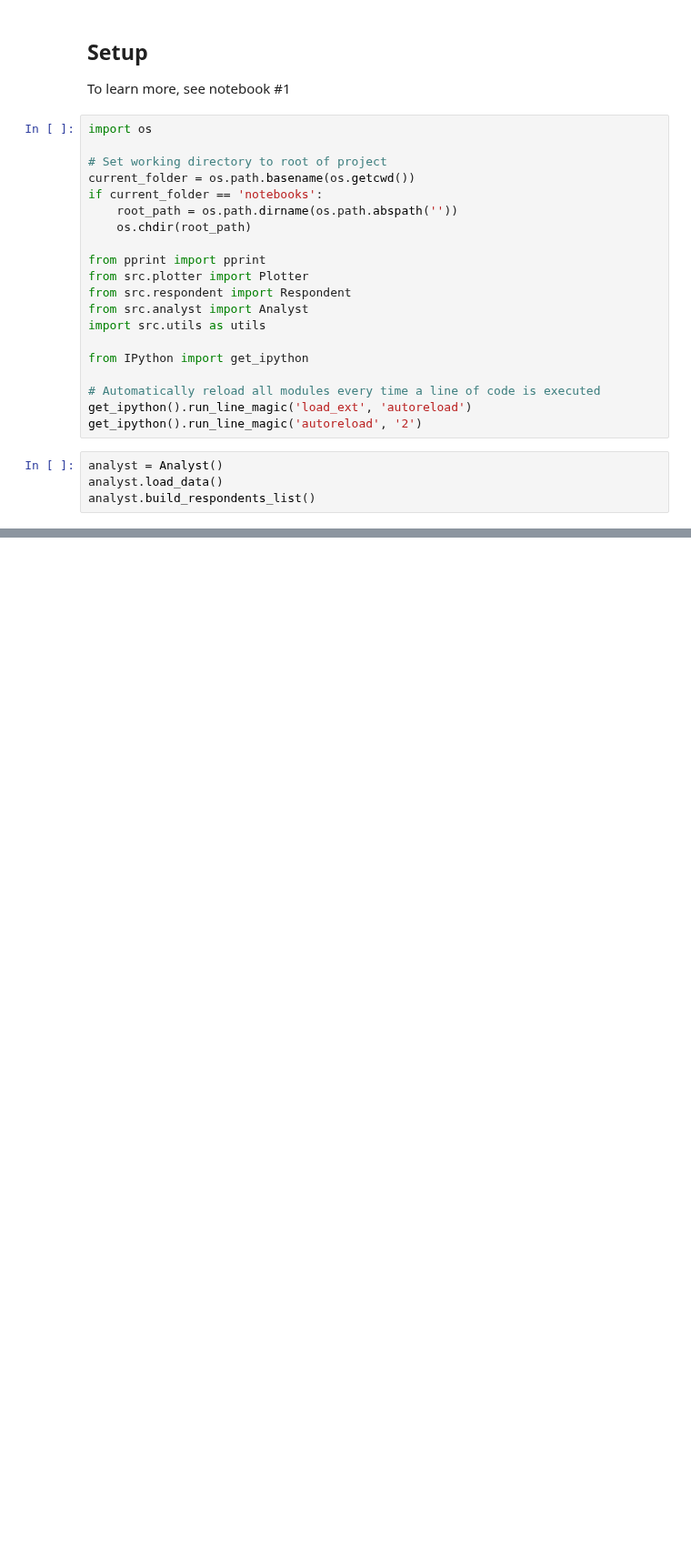
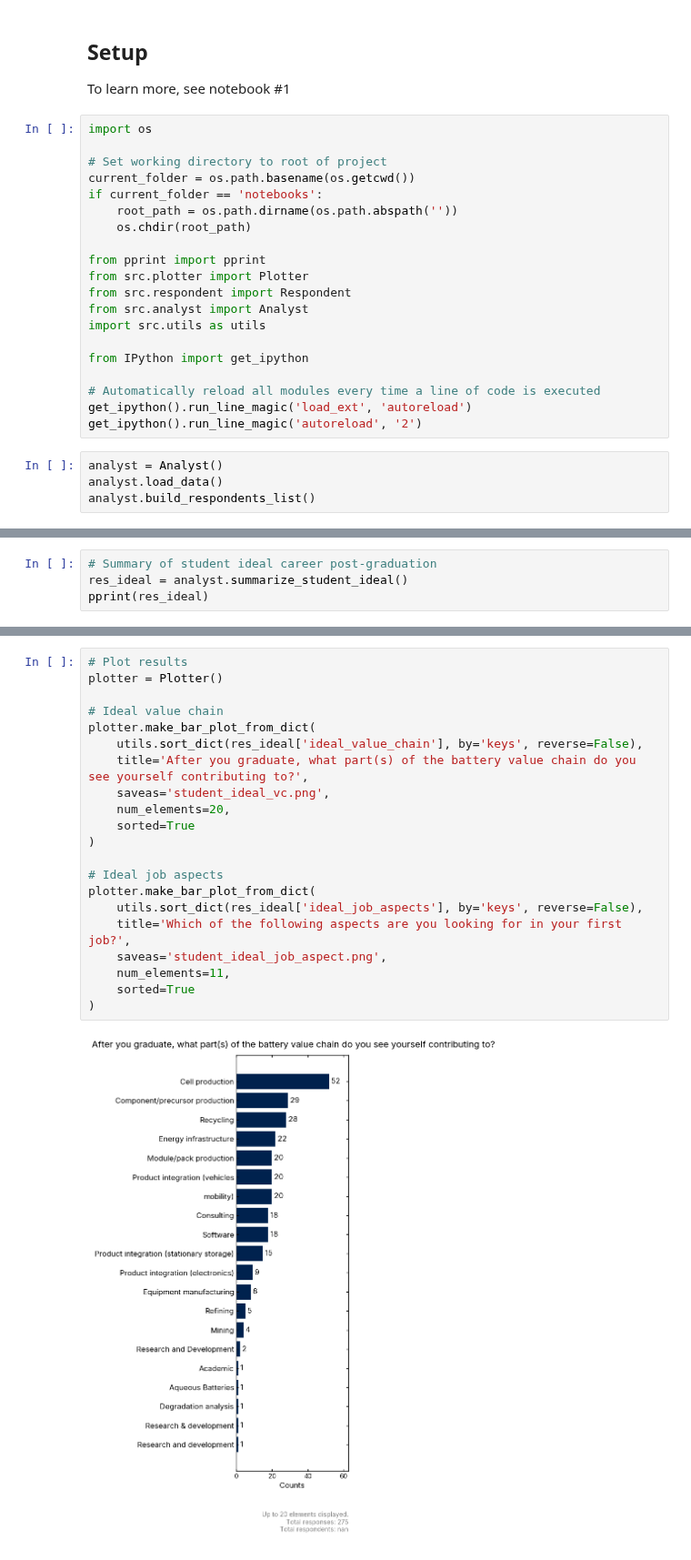
Before and after one commit to wengandrew/battery-talent-census, a Jupyter notebook: notebooks/4_student_data_demo.ipynb, the cells around one changed output, grey strips where cells are left out. Shown at 91% size. Saved outputs shown, nothing was run; the diff lists cells and outputs as text; blank space fills up the shorter version.

Commit message:
Summarized student sentiment and some of the job ideals

```diff
--- a/notebooks/4_student_data_demo.ipynb
+++ b/notebooks/4_student_data_demo.ipynb
@@ -46,0 +85,4 @@ plotter = Plotter()
+# %%
+# Summary of student ideal career post-graduation
+res_ideal = analyst.summarize_student_ideal()
+pprint(res_ideal)
@@ -46,0 +107,23 @@ plotter = Plotter()
+# %%
+# Plot results
+plotter = Plotter()
+
+# Ideal value chain
+plotter.make_bar_plot_from_dict(
+    utils.sort_dict(res_ideal['ideal_value_chain'], by='keys', reverse=False),
+    title='After you graduate, what part(s) of the battery value chain do you see yourself contributing to?',
+    saveas='student_ideal_vc.png',
+    num_elements=20,
+    sorted=True
+)
+
+# Ideal job aspects
+plotter.make_bar_plot_from_dict(
+    utils.sort_dict(res_ideal['ideal_job_aspects'], by='keys', reverse=False),
+    title='Which of the following aspects are you looking for in your first job?',
+    saveas='student_ideal_job_aspect.png',
+    num_elements=11,
+    sorted=True
+)
+# %% [output]
+[figure, added]
```
Also changed, not shown: parts of 11 cells of this notebook, 3 other files.
